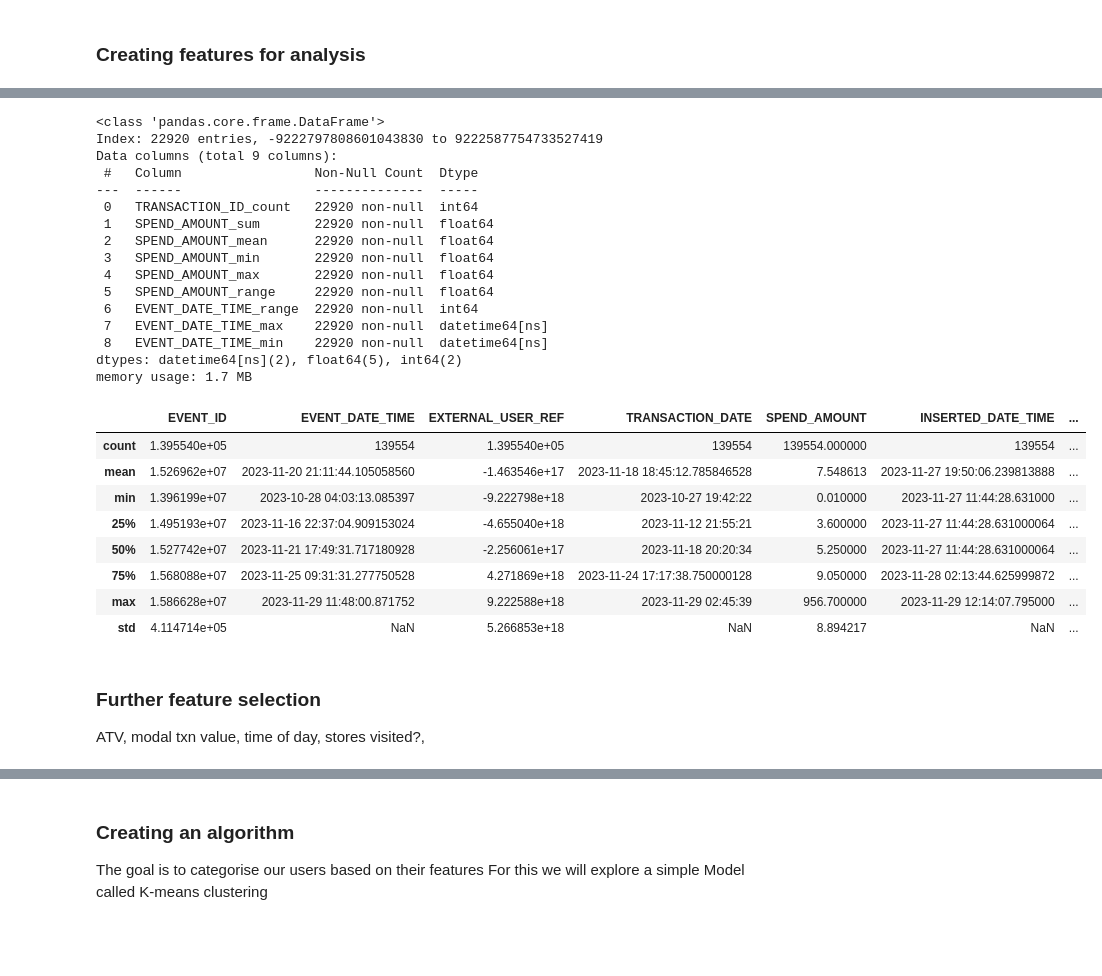
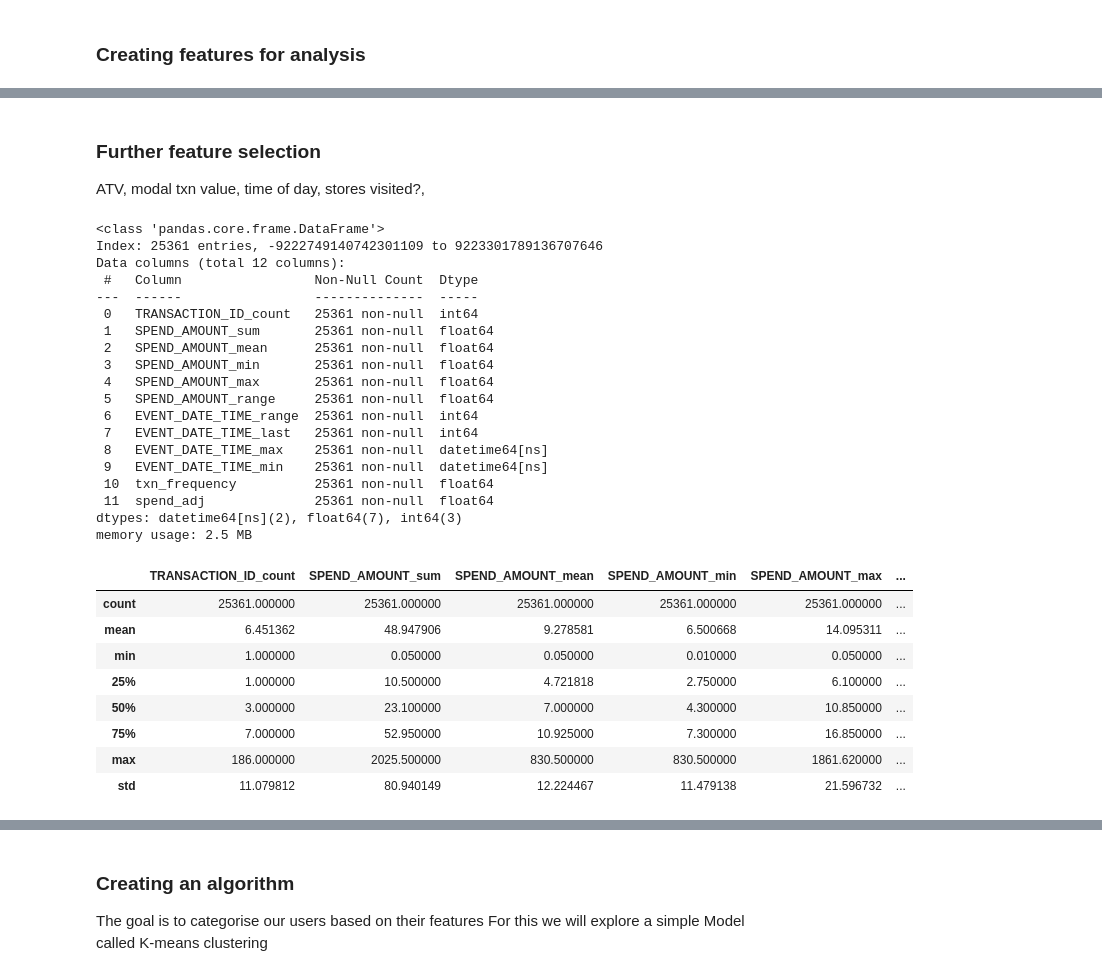
Before and after one commit to piukhq/snowdrops, a Jupyter notebook: eoy-analysis.ipynb, the cells around one changed output, grey strips where cells are left out. Drawn from its saved outputs; the diff is of its cells as text; code cells hidden in the pictures; blank space fills up the shorter version.

```diff
--- a/eoy-analysis.ipynb
+++ b/eoy-analysis.ipynb
@@ -104,9 +106,11 @@ user_level_txns_agg = user_level_txns.groupby(by="EXTERNAL_USER_REF", ).agg(
     SPEND_AMOUNT_min = ('SPEND_AMOUNT','min', ),
     SPEND_AMOUNT_max = ('SPEND_AMOUNT','max', ),
     SPEND_AMOUNT_range = ('SPEND_AMOUNT',lambda x: x.max() - x.min()),
-    EVENT_DATE_TIME_range = ('EVENT_DATE_TIME', lambda x: (x.max() - x.min()).days),
-    EVENT_DATE_TIME_max = ('EVENT_DATE_TIME', 'min'),
-    EVENT_DATE_TIME_min = ('EVENT_DATE_TIME', 'max'),
+    EVENT_DATE_TIME_range = ('EVENT_DATE_TIME', lambda x: (x.max() - x.min()).days + 1),
+    EVENT_DATE_TIME_last = ('EVENT_DATE_TIME', lambda x: (pd.to_datetime('today').normalize() - x.max()).days + 1),
+    EVENT_DATE_TIME_max = ('EVENT_DATE_TIME', 'max'),
+    EVENT_DATE_TIME_min = ('EVENT_DATE_TIME', 'min')
 )
 
-user_level_txns_agg
+user_level_txns_agg['txn_frequency'] = user_level_txns_agg['TRANSACTION_ID_count']/user_level_txns_agg['EVENT_DATE_TIME_range']
+user_level_txns_agg['spend_adj'] = user_level_txns_agg['SPEND_AMOUNT_sum']/user_level_txns_agg['EVENT_DATE_TIME_range']
@@ -128,34 +117,41 @@ user_level_txns_agg
+# %% [markdown]
+### Further feature selection
+ATV, modal txn value, time of day, stores visited?,
+# %%
+
+user_level_txns_agg['txn_frequency'] = user_level_txns_agg['TRANSACTION_ID_count']/user_level_txns_agg['EVENT_DATE_TIME_range']
+user_level_txns_agg['spend_adj'] = user_level_txns_agg['SPEND_AMOUNT_sum']/user_level_txns_agg['EVENT_DATE_TIME_range']
 # %%
 user_level_txns_agg.info()
 # %% [output]
 <class 'pandas.core.frame.DataFrame'>
-Index: 22920 entries, -9222797808601043830 to 9222587754733527419
-Data columns (total 9 columns):
+Index: 25361 entries, -9222749140742301109 to 9223301789136707646
+Data columns (total 12 columns):
  #   Column                 Non-Null Count  Dtype
 ---  ------                 --------------  -----
- 0   TRANSACTION_ID_count   22920 non-null  int64
- 1   SPEND_AMOUNT_sum       22920 non-null  float64
- 2   SPEND_AMOUNT_mean      22920 non-null  float64
- 3   SPEND_AMOUNT_min       22920 non-null  float64
- 4   SPEND_AMOUNT_max       22920 non-null  float64
- 5   SPEND_AMOUNT_range     22920 non-null  float64
- 6   EVENT_DATE_TIME_range  22920 non-null  int64
- 7   EVENT_DATE_TIME_max    22920 non-null  datetime64[ns]
- 8   EVENT_DATE_TIME_min    22920 non-null  datetime64[ns]
-dtypes: datetime64[ns](2), float64(5), int64(2)
-memory usage: 1.7 MB
+ 0   TRANSACTION_ID_count   25361 non-null  int64
+ 1   SPEND_AMOUNT_sum       25361 non-null  float64
+ 2   SPEND_AMOUNT_mean      25361 non-null  float64
+ 3   SPEND_AMOUNT_min       25361 non-null  float64
+ 4   SPEND_AMOUNT_max       25361 non-null  float64
+ 5   SPEND_AMOUNT_range     25361 non-null  float64
+ 6   EVENT_DATE_TIME_range  25361 non-null  int64
+ 7   EVENT_DATE_TIME_last   25361 non-null  int64
+ 8   EVENT_DATE_TIME_max    25361 non-null  datetime64[ns]
+ 9   EVENT_DATE_TIME_min    25361 non-null  datetime64[ns]
+ 10  txn_frequency          25361 non-null  float64
+ 11  spend_adj              25361 non-null  float64
+dtypes: datetime64[ns](2), float64(7), int64(3)
+memory usage: 2.5 MB
 # %%
-user_level_txns.describe()
+user_level_txns_agg.describe()
 # %% [output]
-|  | EVENT_ID | EVENT_DATE_TIME | EXTERNAL_USER_REF | TRANSACTION_DATE | SPEND_AMOUNT | INSERTED_DATE_TIME | ... |
-| count | 1.395540e+05 | 139554 | 1.395540e+05 | 139554 | 139554.000000 | 139554 | ... |
-| mean | 1.526962e+07 | 2023-11-20 21:11:44.105058560 | -1.463546e+17 | 2023-11-18 18:45:12.785846528 | 7.548613 | 2023-11-27 19:50:06.239813888 | ... |
-| min | 1.396199e+07 | 2023-10-28 04:03:13.085397 | -9.222798e+18 | 2023-10-27 19:42:22 | 0.010000 | 2023-11-27 11:44:28.631000 | ... |
-| 25% | 1.495193e+07 | 2023-11-16 22:37:04.909153024 | -4.655040e+18 | 2023-11-12 21:55:21 | 3.600000 | 2023-11-27 11:44:28.631000064 | ... |
-| 50% | 1.527742e+07 | 2023-11-21 17:49:31.717180928 | -2.256061e+17 | 2023-11-18 20:20:34 | 5.250000 | 2023-11-27 11:44:28.631000064 | ... |
-| 75% | 1.568088e+07 | 2023-11-25 09:31:31.277750528 | 4.271869e+18 | 2023-11-24 17:17:38.750000128 | 9.050000 | 2023-11-28 02:13:44.625999872 | ... |
-| max | 1.586628e+07 | 2023-11-29 11:48:00.871752 | 9.222588e+18 | 2023-11-29 02:45:39 | 956.700000 | 2023-11-29 12:14:07.795000 | ... |
-| std | 4.114714e+05 | NaN | 5.266853e+18 | NaN | 8.894217 | NaN | ... |
+|  | TRANSACTION_ID_count | SPEND_AMOUNT_sum | SPEND_AMOUNT_mean | SPEND_AMOUNT_min | SPEND_AMOUNT_max | ... |
+| count | 25361.000000 | 25361.000000 | 25361.000000 | 25361.000000 | 25361.000000 | ... |
+| mean | 6.451362 | 48.947906 | 9.278581 | 6.500668 | 14.095311 | ... |
+| min | 1.000000 | 0.050000 | 0.050000 | 0.010000 | 0.050000 | ... |
+| 25% | 1.000000 | 10.500000 | 4.721818 | 2.750000 | 6.100000 | ... |
+| 50% | 3.000000 | 23.100000 | 7.000000 | 4.300000 | 10.850000 | ... |
+| 75% | 7.000000 | 52.950000 | 10.925000 | 7.300000 | 16.850000 | ... |
+| max | 186.000000 | 2025.500000 | 830.500000 | 830.500000 | 1861.620000 | ... |
+| std | 11.079812 | 80.940149 | 12.224467 | 11.479138 | 21.596732 | ... |
-# %% [markdown]
-### Further feature selection
-ATV, modal txn value, time of day, stores visited?,
```
Also changed, not shown: parts of 22 cells of this notebook, 1 other file.
